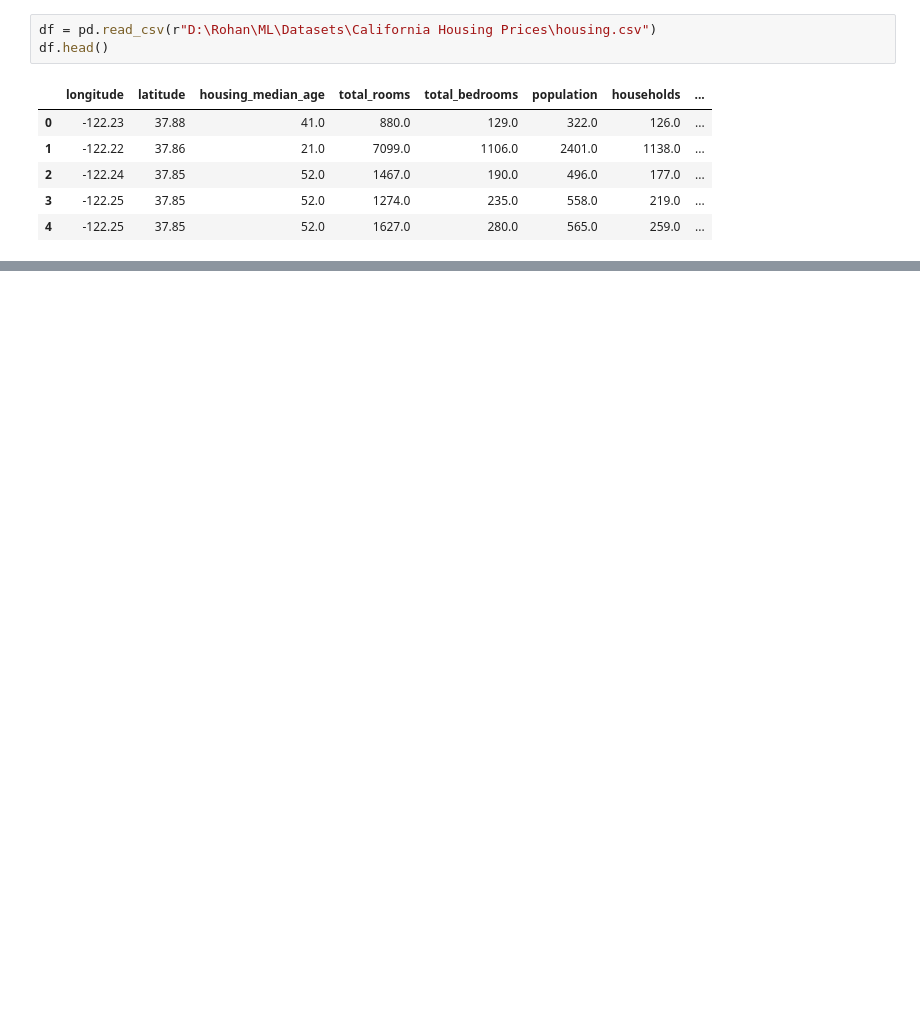
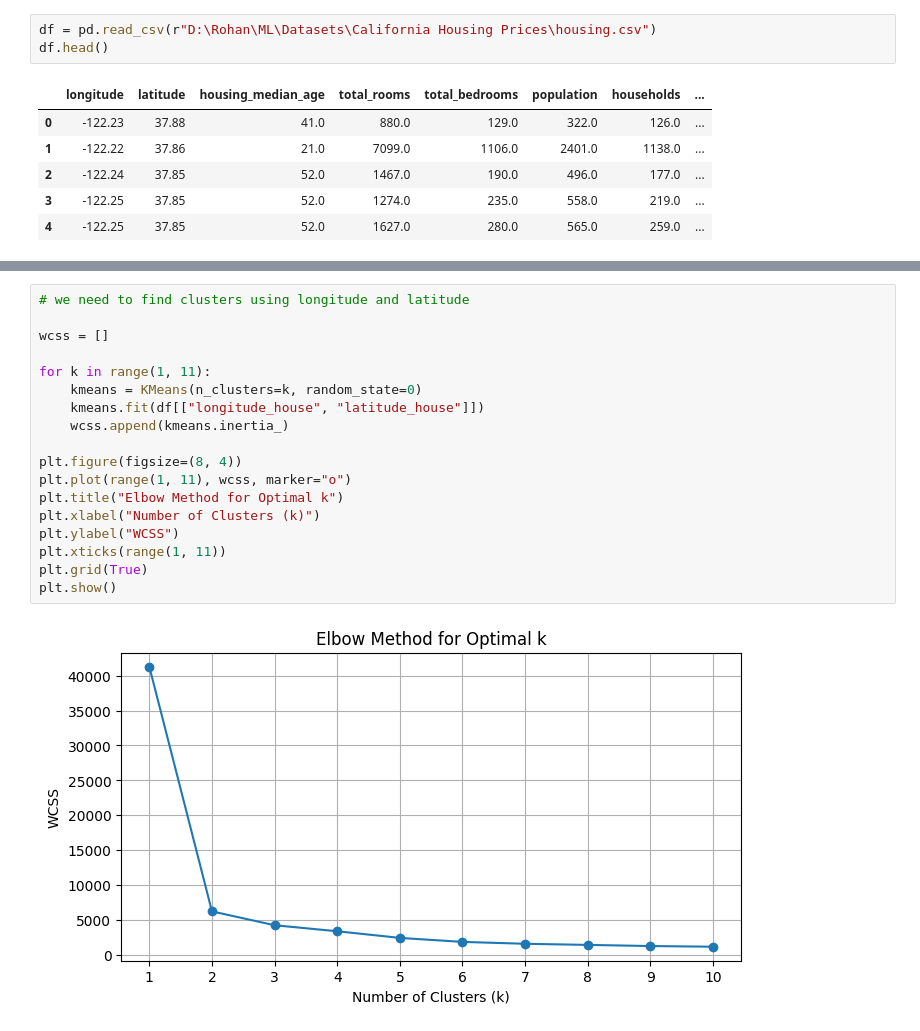
Before and after one commit to rohanrvpatil/linear_models, a Jupyter notebook: task.ipynb, the cells around one changed output, grey strips where cells are left out. Cells and saved outputs as stored; diff of their text form; blank space fills up the shorter version.

```diff
--- a/task.ipynb
+++ b/task.ipynb
@@ -189,0 +166,20 @@ df.head()
+# %%
+# we need to find clusters using longitude and latitude
+
+wcss = []
+
+for k in range(1, 11):
+    kmeans = KMeans(n_clusters=k, random_state=0)
+    kmeans.fit(df[["longitude_house", "latitude_house"]])
+    wcss.append(kmeans.inertia_)
+
+plt.figure(figsize=(8, 4))
+plt.plot(range(1, 11), wcss, marker="o")
+plt.title("Elbow Method for Optimal k")
+plt.xlabel("Number of Clusters (k)")
+plt.ylabel("WCSS")
+plt.xticks(range(1, 11))
+plt.grid(True)
+plt.show()
+# %% [output]
+[figure, added]
```
Also changed, not shown: parts of 39 cells of this notebook, 1 other file.
